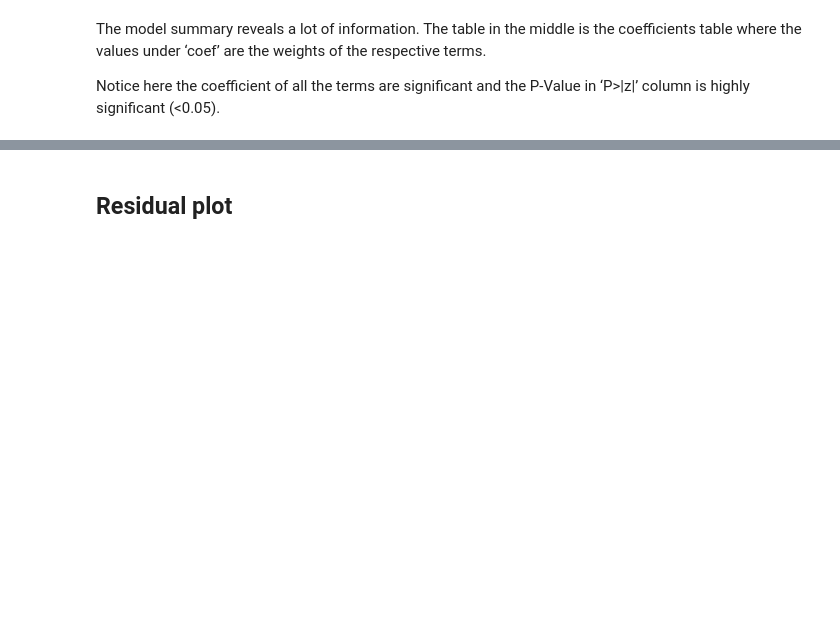
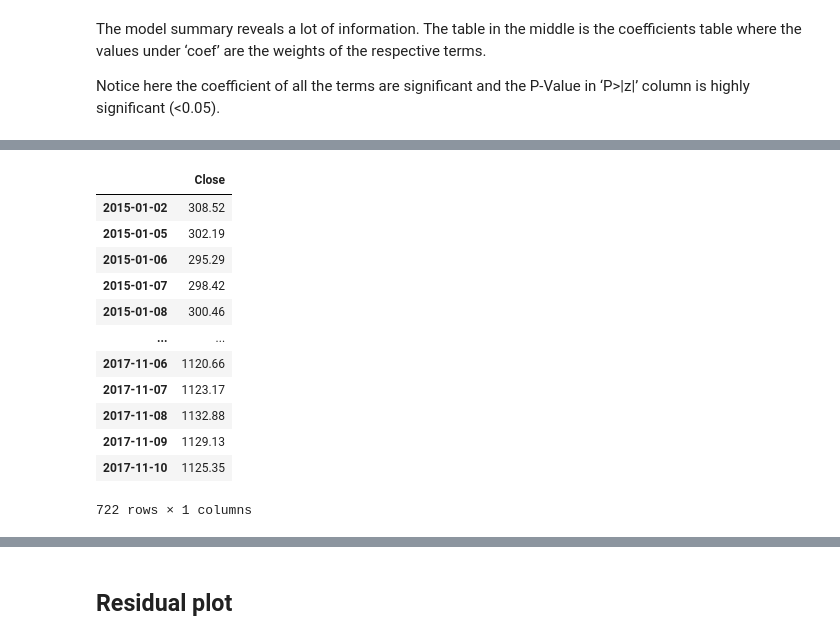
Before and after one commit to Pallavi43/Springboard, a Jupyter notebook: projects/stock_price_timeseries/ARIMA_model.ipynb, the cells around one changed output, grey strips where cells are left out. Drawn from its saved outputs; the diff is of its cells as text; code cells hidden in the pictures; blank space fills up the shorter version.

```diff
--- a/projects/stock_price_timeseries/ARIMA_model.ipynb
+++ b/projects/stock_price_timeseries/ARIMA_model.ipynb
@@ -260,0 +338,17 @@ Notice here the coefficient of all the terms are significant and the P-Value in
+# %%
+amazon_cl_15_17 = amazon_cl.loc[pd.to_datetime('2015'):pd.to_datetime('2018')]
+amazon_cl_15_17
+# %% [output]
+|  | Close |
+| 2015-01-02 | 308.52 |
+| 2015-01-05 | 302.19 |
+| 2015-01-06 | 295.29 |
+| 2015-01-07 | 298.42 |
+| 2015-01-08 | 300.46 |
+| ... | ... |
+| 2017-11-06 | 1120.66 |
+| 2017-11-07 | 1123.17 |
+| 2017-11-08 | 1132.88 |
+| 2017-11-09 | 1129.13 |
+| 2017-11-10 | 1125.35 |
+722 rows × 1 columns
```
Also changed, not shown: parts of 22 cells of this notebook.
